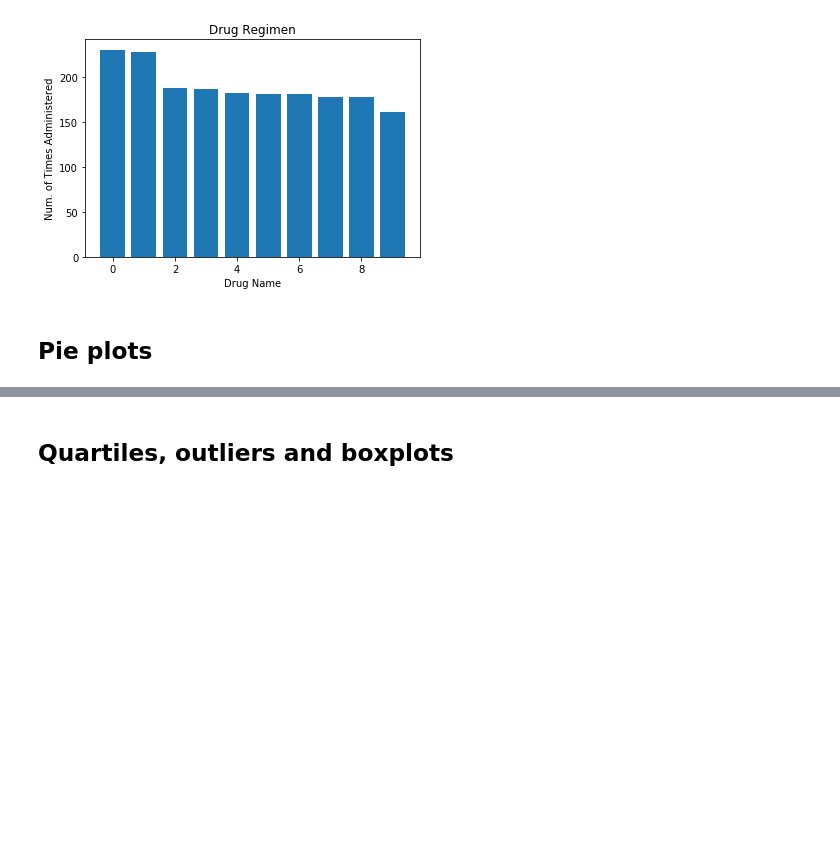
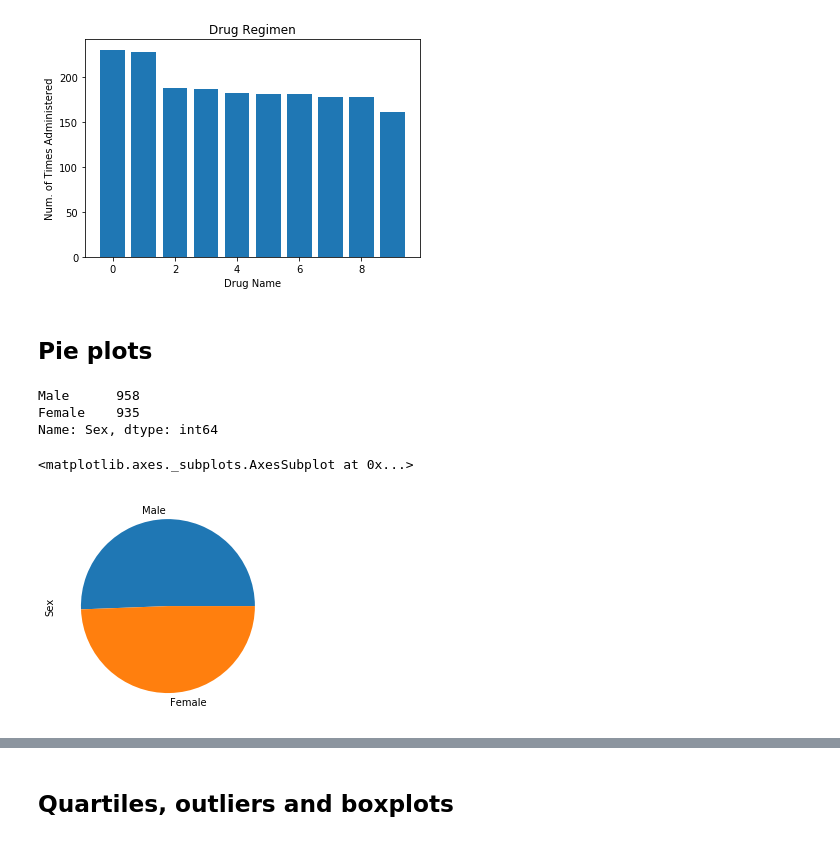
Before and after one commit to nbach19/matplotlibHW, a Jupyter notebook: pymaceuticals_starter.ipynb, the cells around one changed output, grey strips where cells are left out. Saved outputs shown, nothing was run; the diff lists cells and outputs as text; code cells hidden in the pictures; blank space fills up the shorter version.

Commit message:
complete through pie chart modules

```diff
--- a/pymaceuticals_starter.ipynb
+++ b/pymaceuticals_starter.ipynb
@@ -103,5 +103,16 @@ Text(0.5, 0, 'Drug Name')
 ## Pie plots
 # %%
 # Generate a pie plot showing the distribution of female versus male mice using pandas
+sex_counts = combined['Sex'].value_counts()
+sex_counts
+# %% [output]
+Male      958
+Female    935
+Name: Sex, dtype: int64
+# %%
+sex_counts.plot.pie()
+# %% [output]
+<matplotlib.axes._subplots.AxesSubplot at 0x...>
+[figure, added]
 # %%
 # Generate a pie plot showing the distribution of female versus male mice using pyplot
```
Also changed, not shown: parts of 2 cells of this notebook.
